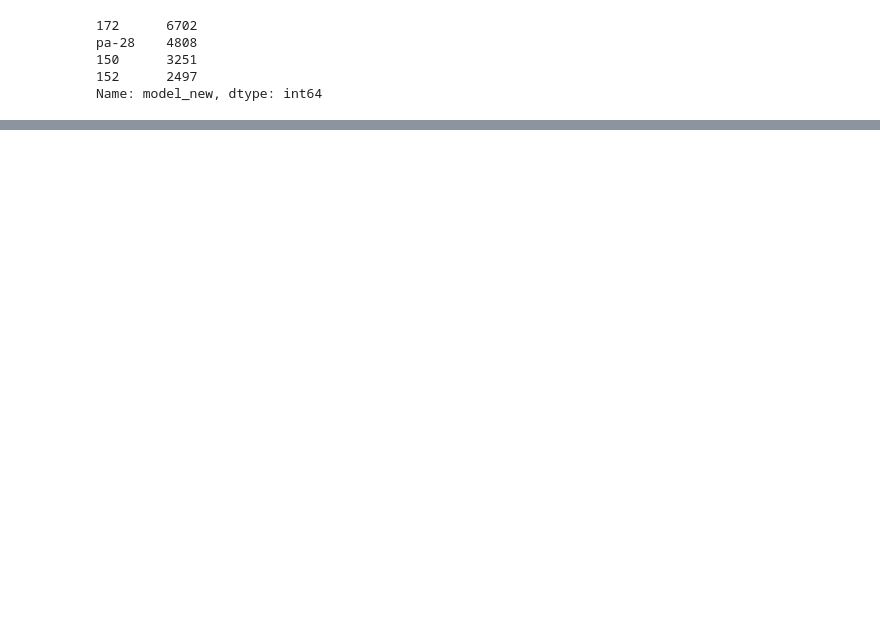
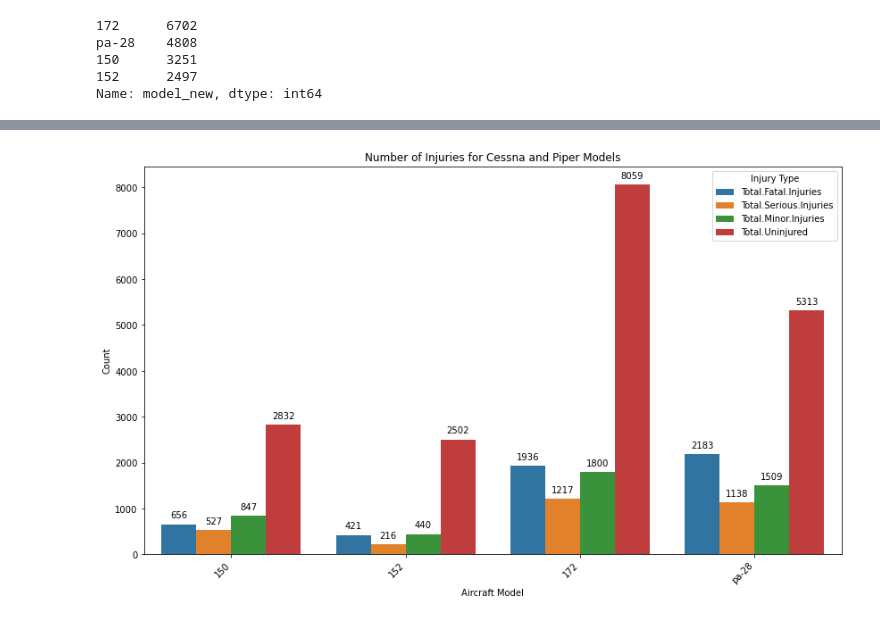
Before and after one commit to DJhesi/airplane-analysis, a Jupyter notebook: EDA_Final.ipynb, the cells around one changed output, grey strips where cells are left out. Cells and saved outputs as stored; diff of their text form; code cells hidden in the pictures; blank space fills up the shorter version.

```diff
--- a/EDA_Final.ipynb
+++ b/EDA_Final.ipynb
@@ -691,0 +669,39 @@ memory usage: 4.5+ MB
+# %%
+
+make_column = 'Make'
+model_column = 'model_new'
+fatal_injuries_column = 'Total.Fatal.Injuries'
+serious_injuries_column = 'Total.Serious.Injuries'
+minor_injuries_column = 'Total.Minor.Injuries'
+uninjured_column = 'Total.Uninjured'
+
+
+
+# Group by 'Make' and 'Model' and calculate the average count of injuries per record
+grouped_df = planes_of_interest.groupby([make_column, model_column]).agg({
+    fatal_injuries_column: 'sum',
+    serious_injuries_column: 'sum',
+    minor_injuries_column: 'sum',
+    uninjured_column: 'sum'
+}).reset_index()
+
+# Melt the DataFrame for easier plotting
+melted_df = pd.melt(grouped_df, id_vars=[make_column, model_column], var_name='Injury Type', value_name='Average Count')
+
+# Create a bar chart
+plt.figure(figsize=(14, 8))
+ax = sns.barplot(x=model_column, y='Average Count', hue='Injury Type', data=melted_df, ci=None)  # Set ci=None to remove error bars
+plt.title('Number of Injuries for Cessna and Piper Models')
+plt.xlabel('Aircraft Model')
+plt.ylabel('Count')
+
+# Display counts at the top of each bar
+for p in ax.patches:
+    ax.annotate(f'{int(p.get_height())}', (p.get_x() + p.get_width() / 2., p.get_height()),
+                ha='center', va='center', xytext=(0, 10), textcoords='offset points')
+
+
+plt.xticks(rotation=45, ha='right')  # Rotate x-axis labels for better visibility
+plt.show()
+# %% [output]
+[figure, added]
```
Also changed, not shown: parts of 68 cells of this notebook, 5 other files.
